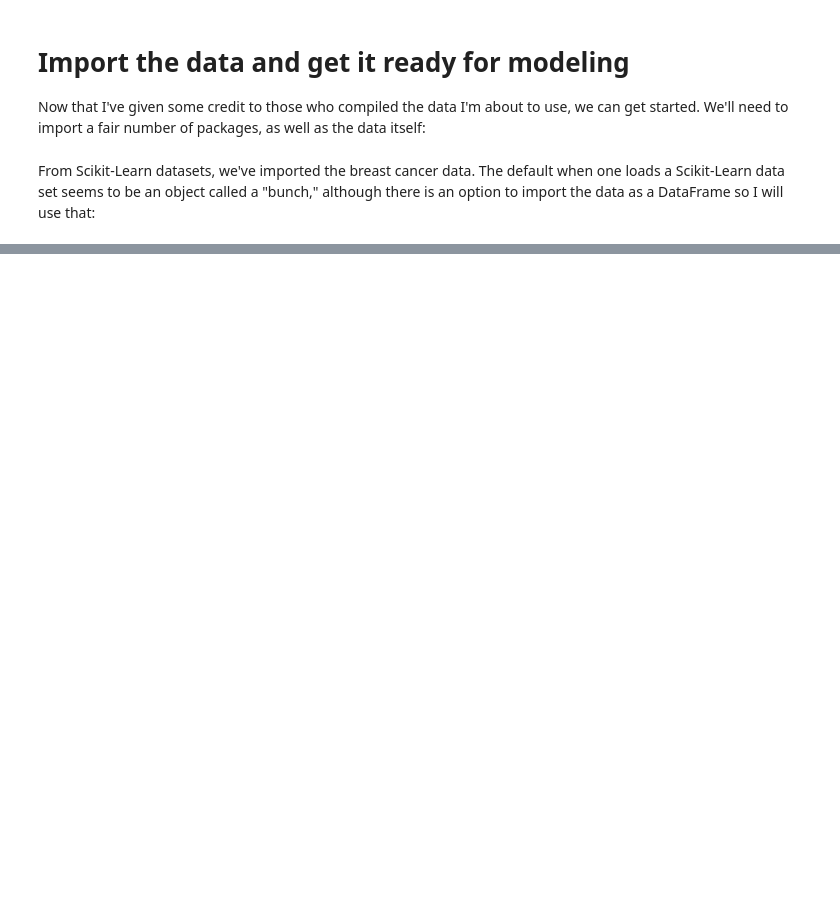
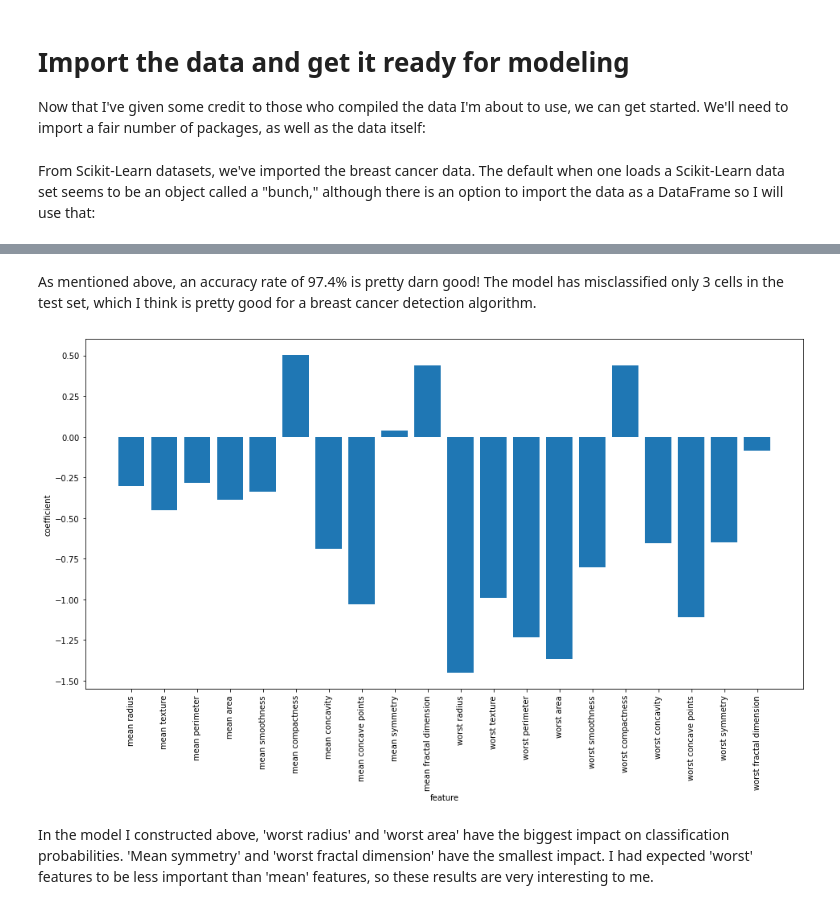
Before and after one commit to macaler/breast_cancer_logistic_regression, a Jupyter notebook: MAC_bc_lr_project.ipynb, the cells around one changed output, grey strips where cells are left out. Cells and saved outputs as stored; diff of their text form; code cells hidden in the pictures; blank space fills up the shorter version.

```diff
--- a/MAC_bc_lr_project.ipynb
+++ b/MAC_bc_lr_project.ipynb
@@ -299,0 +134,27 @@ As I mentioned above, I did not exhaustively try every combination of non-error
+# %% [markdown]
+As mentioned above, an accuracy rate of 97.4% is pretty darn good! The model has misclassified only 3 cells in the test set, which I think is pretty good for a breast cancer detection algorithm.
+# %%
+# The below code I borrowed from Codecademy. If we wanted to look at how the coefficients used in the logistic
+# regression analysis compare to each other, with big numbers (in absolute value) having a big impact on the
+# probability that a cell belongs to the 'benign' class, and small numbers having a smaller impact, we
+# could do:
+coefficients = bc_l_r_1.coef_
+coefficients = coefficients.tolist()[0]
+
+# and plot a bar graph:
+plt.figure(figsize=(16,8))
+plt.bar([1,2,3,4,5,6,7,8,9,10,11,12,13,14,15,16,17,18,19,20],coefficients)
+plt.xticks([1,2,3,4,5,6,7,8,9,10,11,12,13,14,15,16,17,18,19,20],\
+           ['mean radius', 'mean texture', 'mean perimeter', 'mean area', 'mean smoothness',\
+            'mean compactness', 'mean concavity', 'mean concave points', 'mean symmetry',\
+            'mean fractal dimension', 'worst radius', 'worst texture', 'worst perimeter', \
+            'worst area', 'worst smoothness', 'worst compactness', 'worst concavity', \
+            'worst concave points', 'worst symmetry', 'worst fractal dimension'], rotation = 90)
+plt.xlabel('feature')
+plt.ylabel('coefficient')
+
+plt.show()
+# %% [output]
+[figure, added]
+# %% [markdown]
+In the model I constructed above, 'worst radius' and 'worst area' have the biggest impact on classification probabilities. 'Mean symmetry' and 'worst fractal dimension' have the smallest impact. I had expected 'worst' features to be less important than 'mean' features, so these results are very interesting to me.
```
Also changed, not shown: parts of 39 cells of this notebook.
